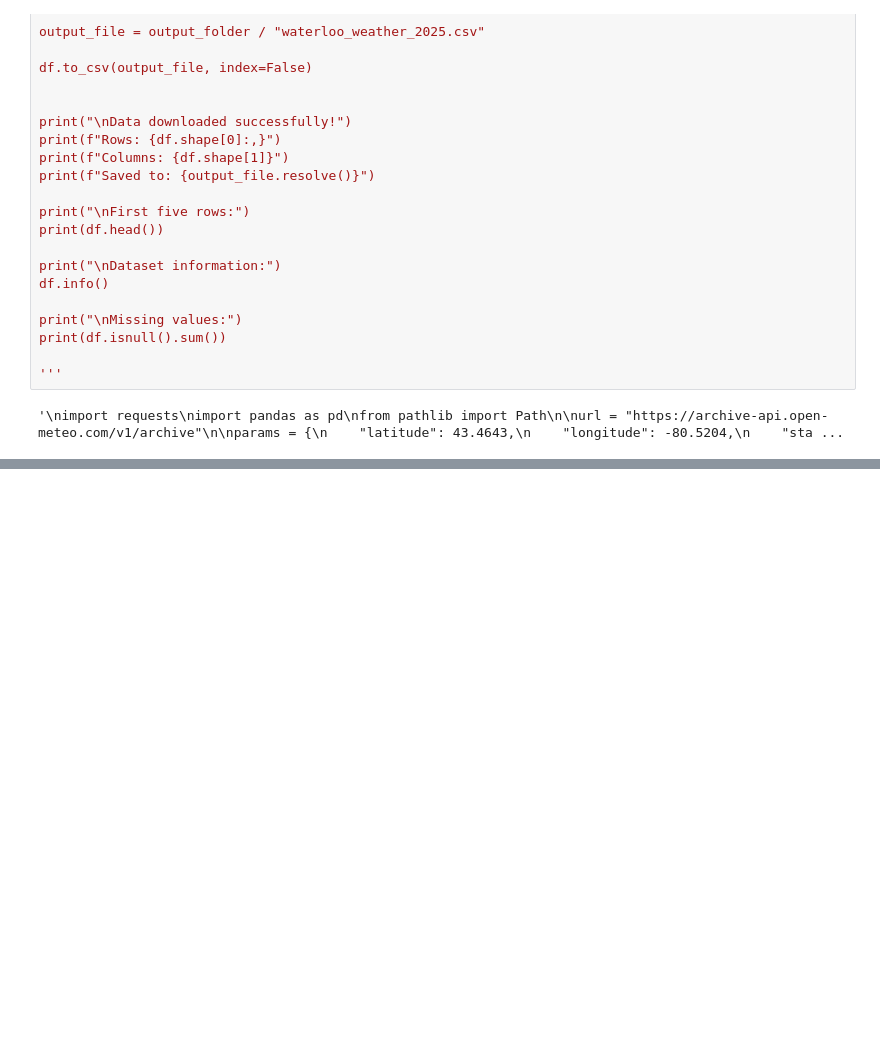
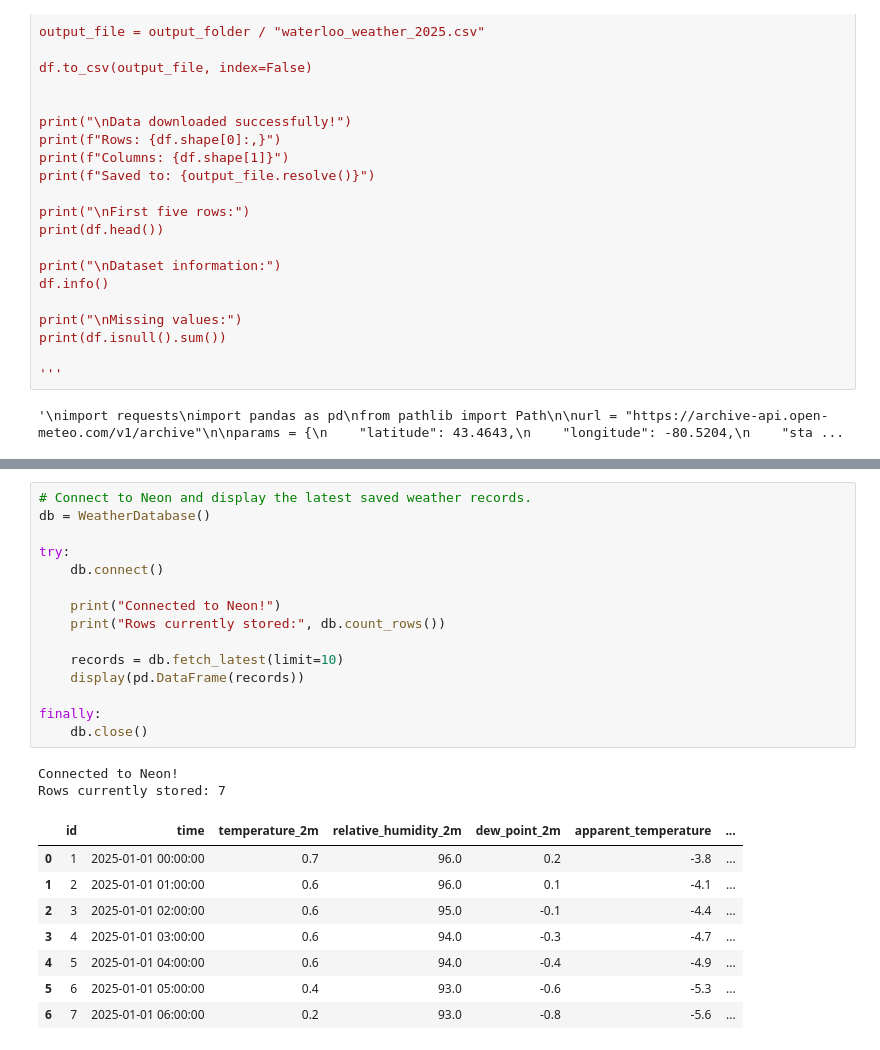
Before and after one commit to kinghighshow/KNN-Active-Learning-Workshop, a Jupyter notebook: KNN_Notebook.ipynb, the cells around one changed output, grey strips where cells are left out. Saved outputs shown, nothing was run; the diff lists cells and outputs as text; blank space fills up the shorter version.

```diff
--- a/KNN_Notebook.ipynb
+++ b/KNN_Notebook.ipynb
@@ -80,0 +149,26 @@ print(df.isnull().sum())
+# %%
+# Connect to Neon and display the latest saved weather records.
+db = WeatherDatabase()
+
+try:
+    db.connect()
+
+    print("Connected to Neon!")
+    print("Rows currently stored:", db.count_rows())
+
+    records = db.fetch_latest(limit=10)
+    display(pd.DataFrame(records))
+
+finally:
+    db.close()
+# %% [output]
+Connected to Neon!
+Rows currently stored: 7
+|  | id | time | temperature_2m | relative_humidity_2m | dew_point_2m | apparent_temperature | ... |
+| 0 | 1 | 2025-01-01 00:00:00 | 0.7 | 96.0 | 0.2 | -3.8 | ... |
+| 1 | 2 | 2025-01-01 01:00:00 | 0.6 | 96.0 | 0.1 | -4.1 | ... |
+| 2 | 3 | 2025-01-01 02:00:00 | 0.6 | 95.0 | -0.1 | -4.4 | ... |
+| 3 | 4 | 2025-01-01 03:00:00 | 0.6 | 94.0 | -0.3 | -4.7 | ... |
+| 4 | 5 | 2025-01-01 04:00:00 | 0.6 | 94.0 | -0.4 | -4.9 | ... |
+| 5 | 6 | 2025-01-01 05:00:00 | 0.4 | 93.0 | -0.6 | -5.3 | ... |
+| 6 | 7 | 2025-01-01 06:00:00 | 0.2 | 93.0 | -0.8 | -5.6 | ... |
```
Also changed, not shown: parts of 4 cells of this notebook, 2 other files.
